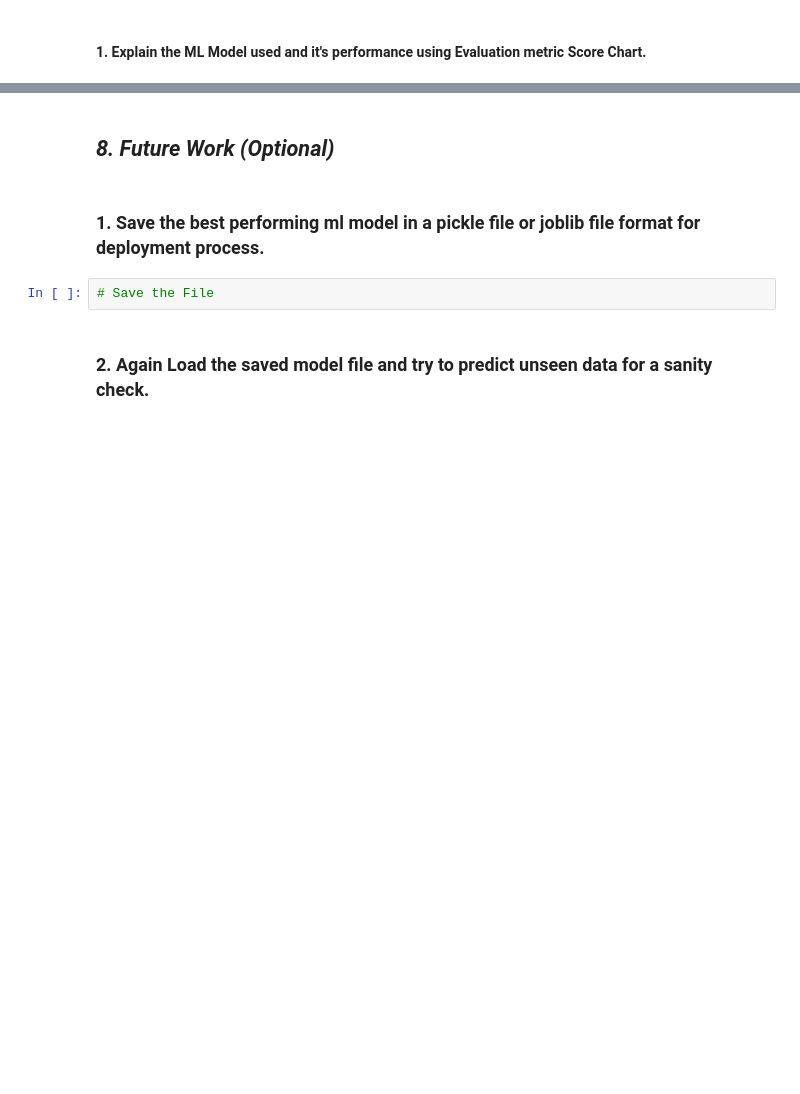
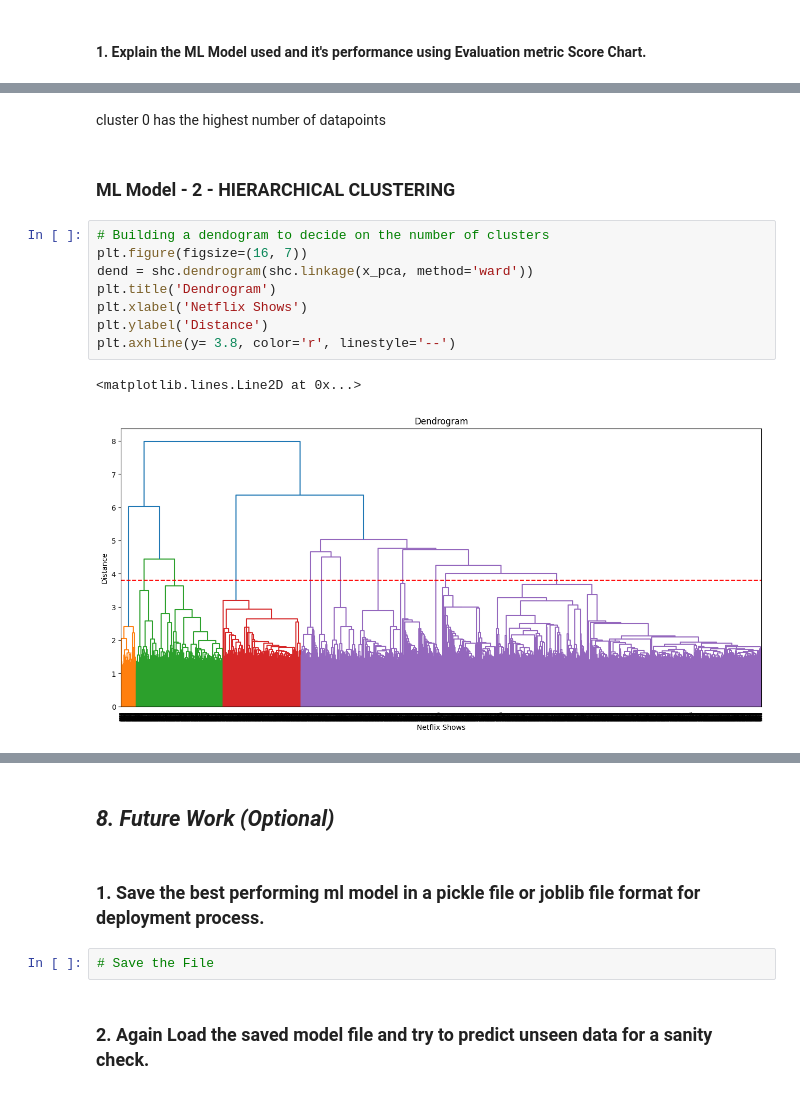
Before and after one commit to Mostaqul143/Netflix-Movies-And-TV-Shows-Clustering, a Jupyter notebook: Sample ML Submission Template.ipynb, the cells around one changed output, grey strips where cells are left out. Saved outputs shown, nothing was run; the diff lists cells and outputs as text; blank space fills up the shorter version.

```diff
--- a/Sample ML Submission Template.ipynb
+++ b/Sample ML Submission Template.ipynb
@@ -932,0 +949,15 @@ Answer Here.
+# %% [markdown]
+cluster 0 has the highest number of datapoints
+# %% [markdown]
+### ML Model - 2 - HIERARCHICAL CLUSTERING
+# %%
+# Building a dendogram to decide on the number of clusters
+plt.figure(figsize=(16, 7))
+dend = shc.dendrogram(shc.linkage(x_pca, method='ward'))
+plt.title('Dendrogram')
+plt.xlabel('Netflix Shows')
+plt.ylabel('Distance')
+plt.axhline(y= 3.8, color='r', linestyle='--')
+# %% [output]
+<matplotlib.lines.Line2D at 0x...>
+[figure, added]
```
Also changed, not shown: parts of 100 cells of this notebook.
